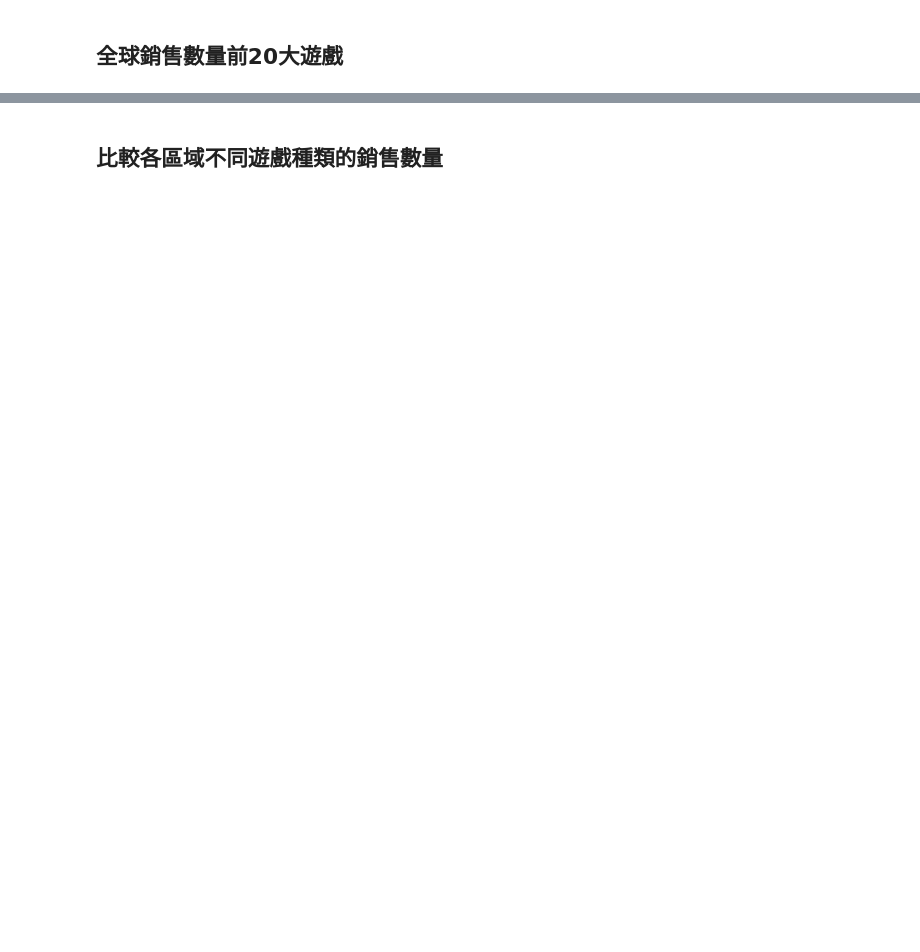
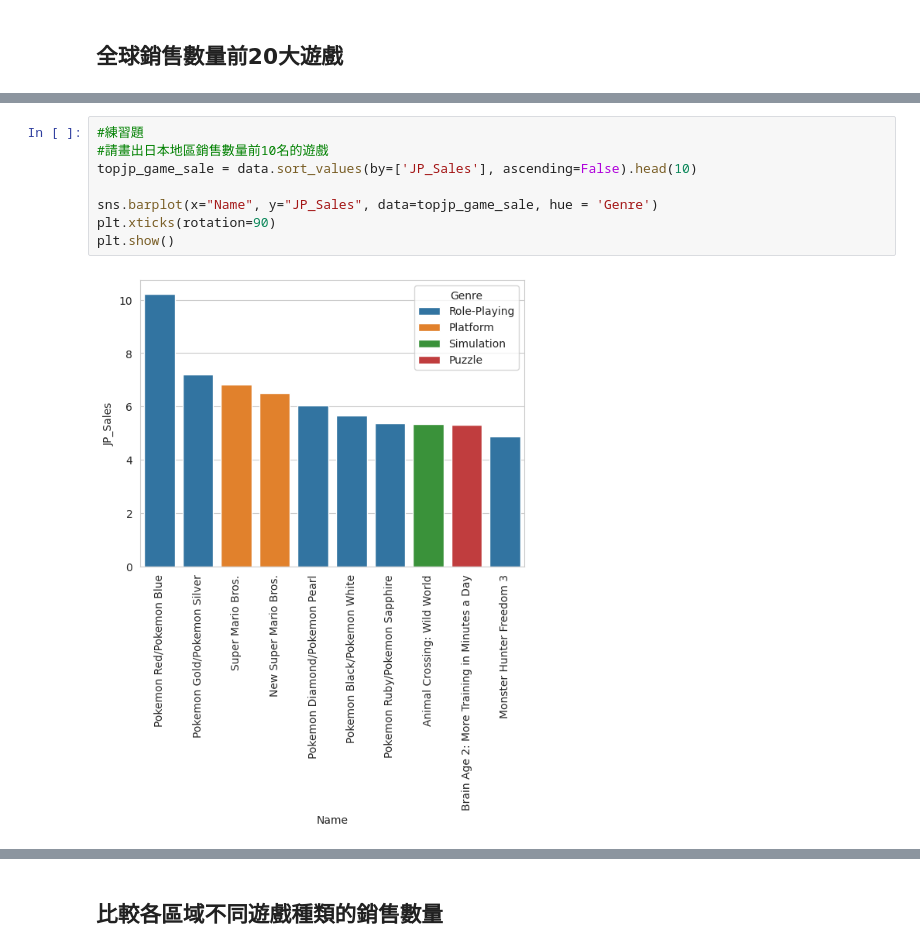
Before and after one commit to t8101349/Colab-, a Jupyter notebook: 05_02_LAB_VideoGameSales_28_王韋博.ipynb, the cells around one changed output, grey strips where cells are left out. Drawn from its saved outputs; the diff is of its cells as text; blank space fills up the shorter version.

```diff
--- a/05_02_LAB_VideoGameSales_28_王韋博.ipynb
+++ b/05_02_LAB_VideoGameSales_28_王韋博.ipynb
@@ -863,0 +1005,10 @@ top_game_sale
+# %%
+#練習題
+#請畫出日本地區銷售數量前10名的遊戲
+topjp_game_sale = data.sort_values(by=['JP_Sales'], ascending=False).head(10)
+
+sns.barplot(x="Name", y="JP_Sales", data=topjp_game_sale, hue = 'Genre')
+plt.xticks(rotation=90)
+plt.show()
+# %% [output]
+[figure, added]
```
Also changed, not shown: parts of 36 cells of this notebook.
